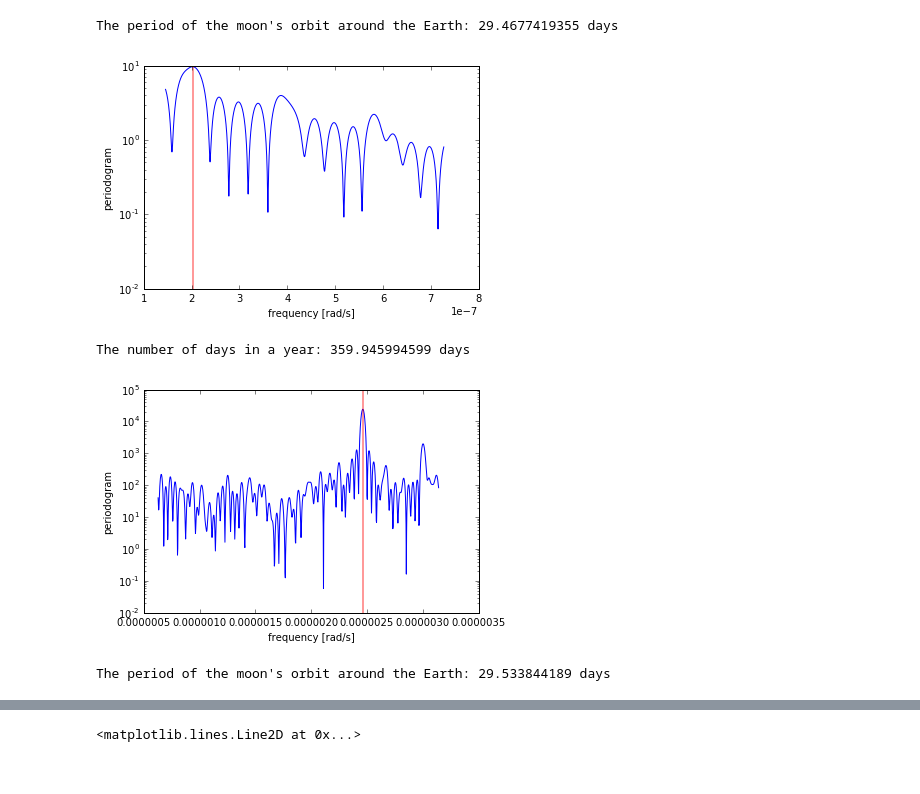
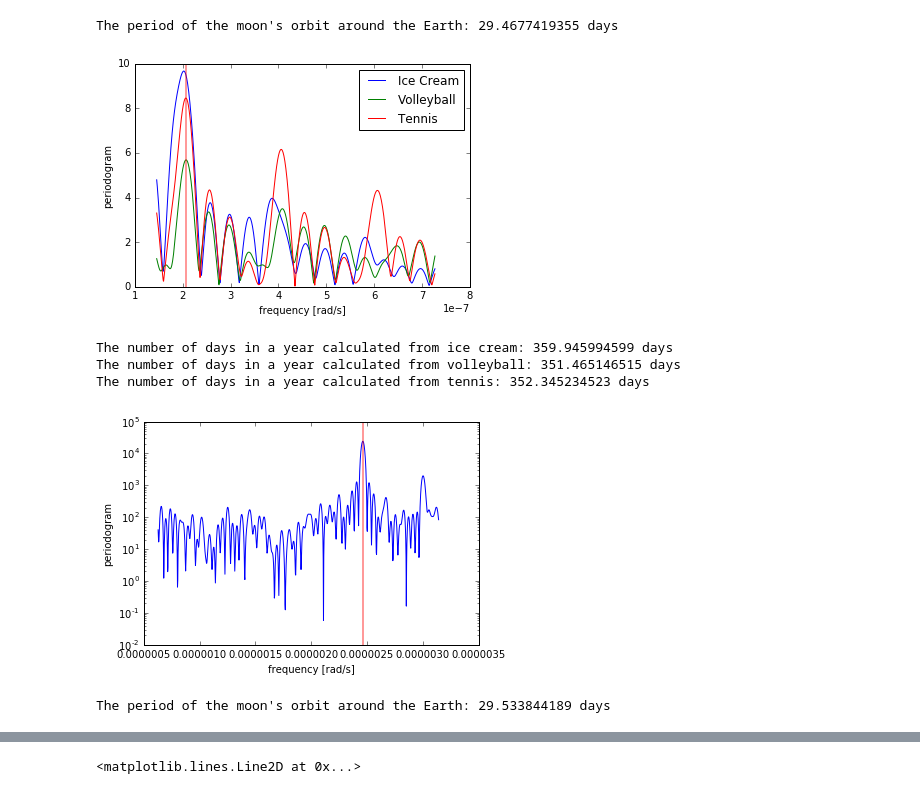
Before and after one commit to cyivy1992/AY250-homeworks, a Jupyter notebook: hw_1/hw_1_assignment.ipynb, the cells around one changed output, grey strips where cells are left out. Cells and saved outputs as stored; diff of their text form; code cells hidden in the pictures.

```diff
--- a/hw_1/hw_1_assignment.ipynb
+++ b/hw_1/hw_1_assignment.ipynb
@@ -503,42 +509,74 @@ freqs = 1.0 / periods
 freqs_ic = 2 * np.pi * freqs
 
 pgram_ic = lombscargle(x_ic.astype('float64'), y_ic.astype('float64'), freqs_ic)
-normalized_pgram = np.sqrt(4 * (pgram_ic / y_moon.shape[0]))
+normalized_pgram = np.sqrt(4 * (pgram_ic / y_ic.shape[0]))
 
 f_idx = np.argmax(pgram_ic)
 fmax = freqs_ic[f_idx]
 period_ic = 1.0/fmax/3600/24*2.*np.pi
 
 normval = x_ic.shape[0]
-plt.semilogy(freqs_ic,np.sqrt(4*(pgram_ic/normval)))
+
+# volleyball
+y_vb = np.asarray(data['Volleyball'])
+
+pgram_vb = lombscargle(x_ic.astype('float64'), y_vb.astype('float64'), freqs_ic)
+normalized_pgram = np.sqrt(4 * (pgram_vb / y_vb.shape[0]))
+
+f_idx = np.argmax(pgram_vb)
+fmax = freqs_ic[f_idx]
+period_vb = 1.0/fmax/3600/24*2.*np.pi
+
+# tennis
+y_tn = np.asarray(data['tennis'])
+
+pgram_tn = lombscargle(x_ic.astype('float64'), y_tn.astype('float64'), freqs_ic)
+normalized_pgram = np.sqrt(4 * (pgram_tn / y_tn.shape[0]))
+
+f_idx = np.argmax(pgram_tn)
+fmax = freqs_ic[f_idx]
+period_tn = 1.0/fmax/3600/24*2.*np.pi
+
+normval = x_ic.shape[0]
+
+plt.plot(freqs_ic,np.sqrt(4*(pgram_ic/normval)), label='Ice Cream')
+plt.plot(freqs_ic,np.sqrt(4*(pgram_vb/normval)), label='Volleyball')
+plt.plot(freqs_ic,np.sqrt(4*(pgram_tn/normval)), label='Tennis')
 #plt.plot(periods, normalized_pgram)
 plt.xlabel('frequency [rad/s]')
 plt.ylabel('periodogram')
 plt.axvline(fmax, lw=2, color='red', alpha=0.4)
+plt.legend()
 plt.show()
-print("The number of days in a year:",period_ic, "days")
+print("The number of days in a year calculated from ice cream:",period_ic, "days")
+print("The number of days in a year calculated from volleyball:",period_vb, "days")
+print("The number of days in a year calculated from tennis:",period_tn, "days")
+
+
 
 # the period of the moon's orbit around the Earth
 y_moon = np.asarray(data['full moon'])
 x_moon = np.zeros(len(y_moon))
 for i in arange(len(y_moon)):
     x_moon[i] =(np.datetime64(data['Week'][i])-np.datetime64(data['Week'][0]))/np.timedelta64(1, 's')
 freqs_moon = np.linspace(1e-7, 5e-7, 1000)*2.*np.pi
 pgram_moon = lombscargle(x_moon.astype('float64'), y_moon.astype('float64'), freqs_moon)
 
 f_idx = np.argmax(pgram_moon)
 fmax = freqs_moon[f_idx]
 period_moon = 1.0/fmax/3600/24*2.*np.pi
 
 plt.semilogy(freqs_moon,pgram_moon)
 plt.axvline(fmax, lw=2, color='red', alpha=0.4)
 plt.xlabel('frequency [rad/s]')
 plt.ylabel('periodogram')
 plt.show()
 print("The period of the moon's orbit around the Earth:",period_moon, "days")
 # %% [output]
-[figure, old version]
+[figure, new version]
-The number of days in a year: 359.945994599 days
+The number of days in a year calculated from ice cream: 359.945994599 days
+The number of days in a year calculated from volleyball: 351.465146515 days
+The number of days in a year calculated from tennis: 352.345234523 days
 [figure]
 The period of the moon's orbit around the Earth: 29.533844189 days
 # %% [markdown]
```
Also changed, not shown: parts of 12 cells of this notebook.
